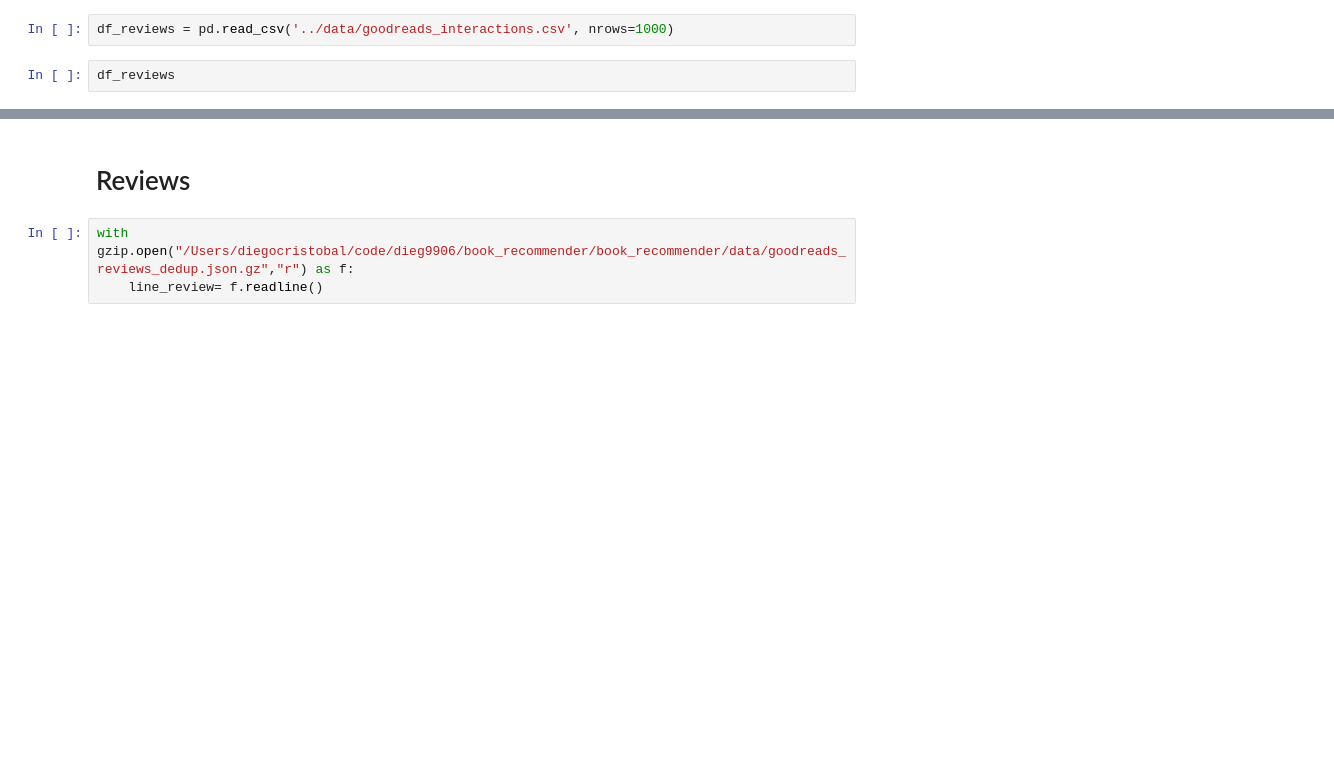
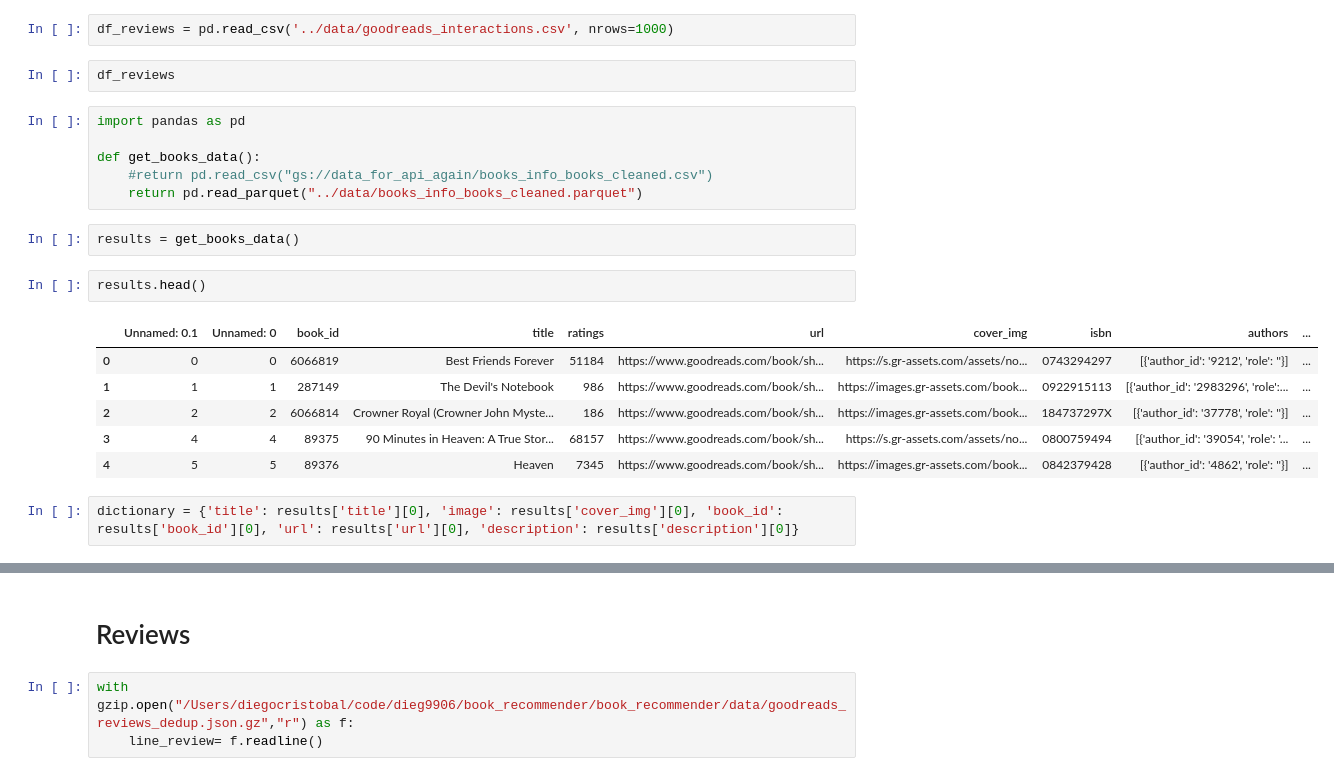
Before and after one commit to GuillermoIzquierdo/book_recommender, a Jupyter notebook: notebooks/tutorial_dieg9906.ipynb, the cells around one changed output, grey strips where cells are left out. Saved outputs shown, nothing was run; the diff lists cells and outputs as text; blank space fills up the shorter version.

```diff
--- a/notebooks/tutorial_dieg9906.ipynb
+++ b/notebooks/tutorial_dieg9906.ipynb
@@ -111,3 +111,22 @@ titles_ratings=pd.to_numeric(titles["ratings"])
 df_reviews = pd.read_csv('../data/goodreads_interactions.csv', nrows=1000)
 # %%
 df_reviews
+# %%
+import pandas as pd
+
+def get_books_data():
+    #return pd.read_csv("gs://data_for_api_again/books_info_books_cleaned.csv")
+    return pd.read_parquet("../data/books_info_books_cleaned.parquet")
+# %%
+results = get_books_data()
+# %%
+results.head()
+# %% [output]
+|  | Unnamed: 0.1 | Unnamed: 0 | book_id | title | ratings | url | cover_img | isbn | authors | ... |
+| 0 | 0 | 0 | 6066819 | Best Friends Forever | 51184 | https://www.goodreads.com/book/sh... | https://s.gr-assets.com/assets/no... | 0743294297 | [{'author_id': '9212', 'role': ''}] | ... |
+| 1 | 1 | 1 | 287149 | The Devil's Notebook | 986 | https://www.goodreads.com/book/sh... | https://images.gr-assets.com/book... | 0922915113 | [{'author_id': '2983296', 'role':... | ... |
+| 2 | 2 | 2 | 6066814 | Crowner Royal (Crowner John Myste... | 186 | https://www.goodreads.com/book/sh... | https://images.gr-assets.com/book... | 184737297X | [{'author_id': '37778', 'role': ''}] | ... |
+| 3 | 4 | 4 | 89375 | 90 Minutes in Heaven: A True Stor... | 68157 | https://www.goodreads.com/book/sh... | https://s.gr-assets.com/assets/no... | 0800759494 | [{'author_id': '39054', 'role': '... | ... |
+| 4 | 5 | 5 | 89376 | Heaven | 7345 | https://www.goodreads.com/book/sh... | https://images.gr-assets.com/book... | 0842379428 | [{'author_id': '4862', 'role': ''}] | ... |
+# %%
+dictionary = {'title': results['title'][0], 'image': results['cover_img'][0], 'book_id': results['book_id'][0], 'url': results['url'][0], 'description': results['description'][0]}
```
Also changed, not shown: parts of 10 cells of this notebook, 3 other files.
